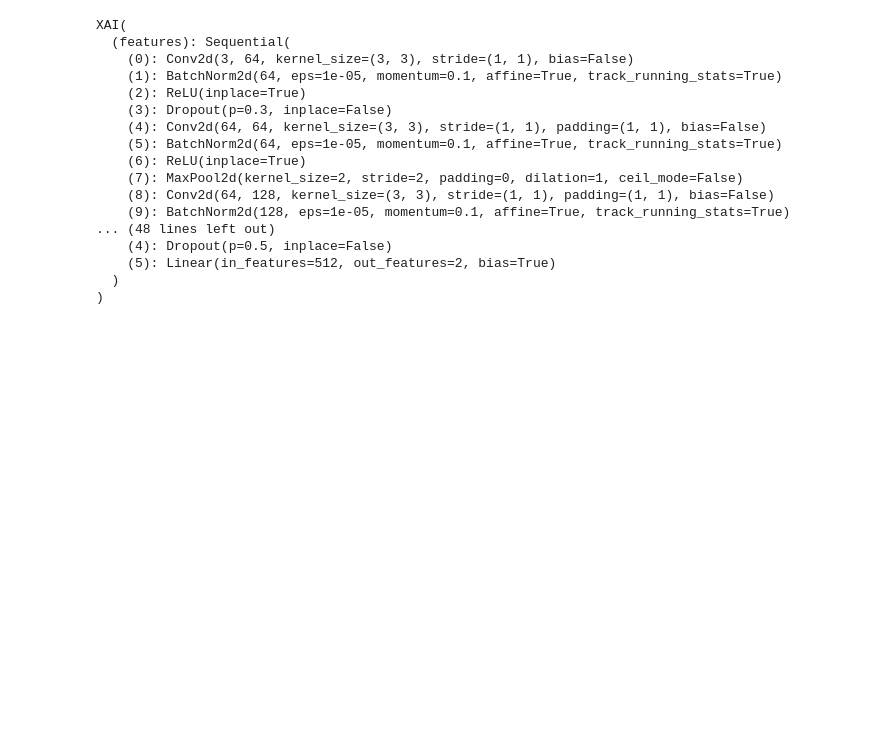
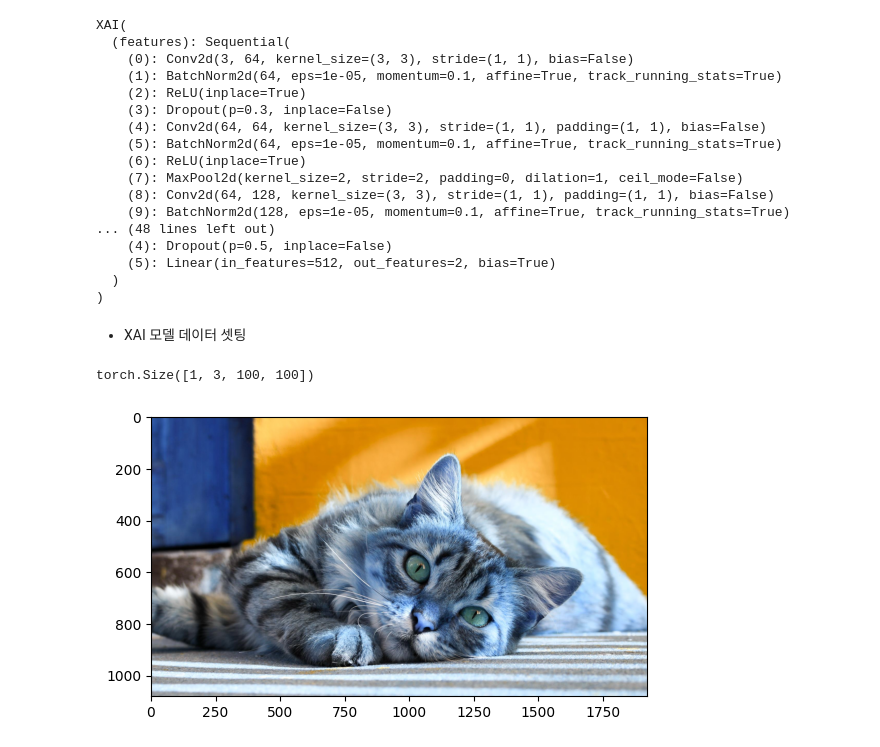
Before and after one commit to HyeJung-Hwang/23-2_MMStudy_Analysis_F, a Jupyter notebook: chap5_practice.ipynb, the cells around one changed output. Saved outputs shown, nothing was run; the diff lists cells and outputs as text; code cells hidden in the pictures; blank space fills up the shorter version.

```diff
--- a/chap5_practice.ipynb
+++ b/chap5_practice.ipynb
@@ -485,3 +485,17 @@ XAI(
     (5): Linear(in_features=512, out_features=2, bias=True)
   )
 )
+# %% [markdown]
+- XAI 모델 데이터 셋팅
+# %%
+import cv2
+from torchvision.transforms import ToTensor
+
+img=cv2.imread("./080289/chap05/data/cat.jpg")
+plt.imshow(img)
+img = cv2.resize(img, (100, 100), interpolation=cv2.INTER_LINEAR)
+img = ToTensor()(img).unsqueeze(0)
+print(img.shape)
+# %% [output]
+torch.Size([1, 3, 100, 100])
+[figure, added]
```
